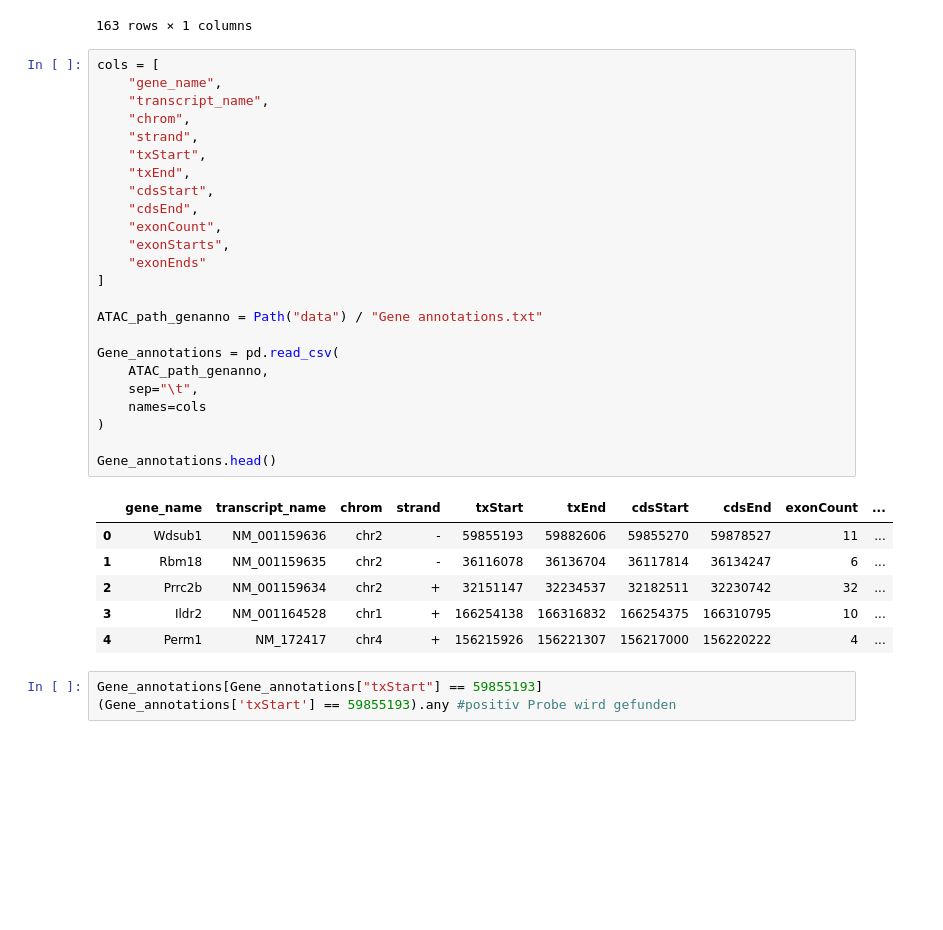
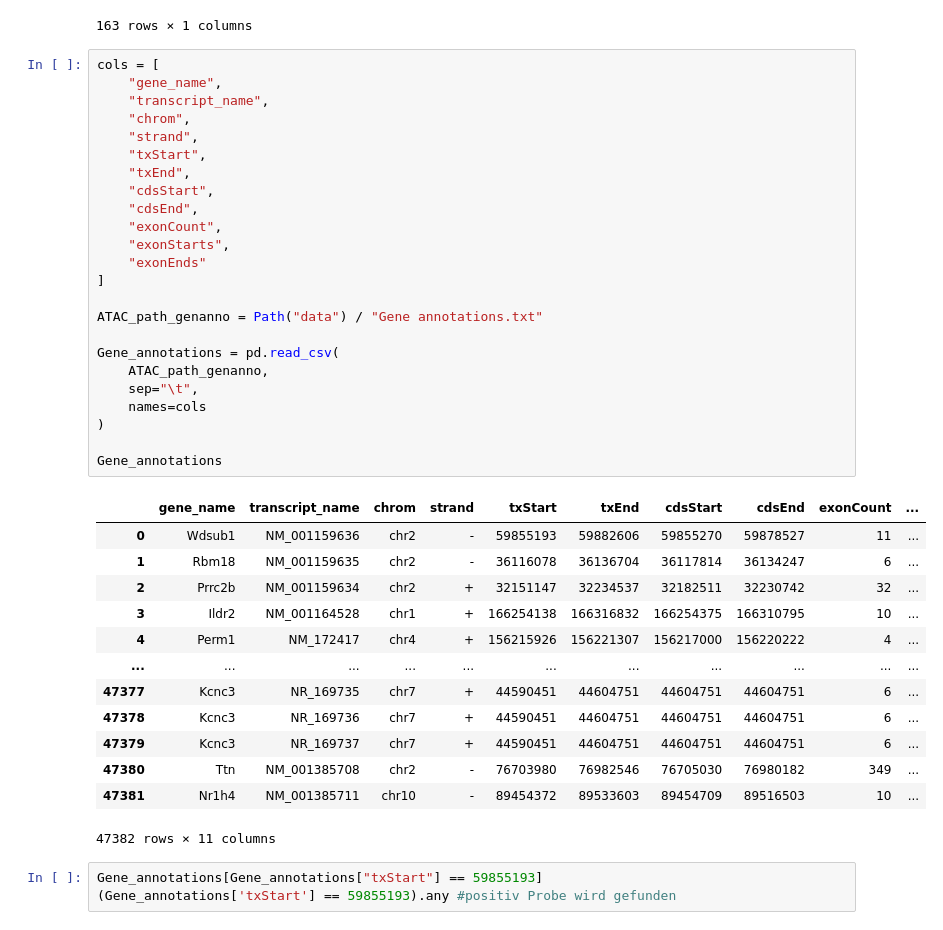
Before and after one commit to datascience-mobi-2026/topic04_team03, a Jupyter notebook: Jupyter_Lotta.ipynb, the cells around one changed output. Saved outputs shown, nothing was run; the diff lists cells and outputs as text; blank space fills up the shorter version.

```diff
--- a/Jupyter_Lotta.ipynb
+++ b/Jupyter_Lotta.ipynb
@@ -148,34 +148,41 @@ ATAC_data_blacklist
 # %%
 cols = [
     "gene_name",
     "transcript_name",
     "chrom",
     "strand",
     "txStart",
     "txEnd",
     "cdsStart",
     "cdsEnd",
     "exonCount",
     "exonStarts",
     "exonEnds"
 ]
 
 ATAC_path_genanno = Path("data") / "Gene annotations.txt"
 
 Gene_annotations = pd.read_csv(
     ATAC_path_genanno,
     sep="\t",
     names=cols
 )
 
-Gene_annotations.head()
+Gene_annotations
 # %% [output]
 |  | gene_name | transcript_name | chrom | strand | txStart | txEnd | cdsStart | cdsEnd | exonCount | ... |
 | 0 | Wdsub1 | NM_001159636 | chr2 | - | 59855193 | 59882606 | 59855270 | 59878527 | 11 | ... |
 | 1 | Rbm18 | NM_001159635 | chr2 | - | 36116078 | 36136704 | 36117814 | 36134247 | 6 | ... |
 | 2 | Prrc2b | NM_001159634 | chr2 | + | 32151147 | 32234537 | 32182511 | 32230742 | 32 | ... |
 | 3 | Ildr2 | NM_001164528 | chr1 | + | 166254138 | 166316832 | 166254375 | 166310795 | 10 | ... |
 | 4 | Perm1 | NM_172417 | chr4 | + | 156215926 | 156221307 | 156217000 | 156220222 | 4 | ... |
+| ... | ... | ... | ... | ... | ... | ... | ... | ... | ... | ... |
+| 47377 | Kcnc3 | NR_169735 | chr7 | + | 44590451 | 44604751 | 44604751 | 44604751 | 6 | ... |
+| 47378 | Kcnc3 | NR_169736 | chr7 | + | 44590451 | 44604751 | 44604751 | 44604751 | 6 | ... |
+| 47379 | Kcnc3 | NR_169737 | chr7 | + | 44590451 | 44604751 | 44604751 | 44604751 | 6 | ... |
+| 47380 | Ttn | NM_001385708 | chr2 | - | 76703980 | 76982546 | 76705030 | 76980182 | 349 | ... |
+| 47381 | Nr1h4 | NM_001385711 | chr10 | - | 89454372 | 89533603 | 89454709 | 89516503 | 10 | ... |
+47382 rows × 11 columns
 # %%
 Gene_annotations[Gene_annotations["txStart"] == 59855193]
 (Gene_annotations['txStart'] == 59855193).any #positiv Probe wird gefunden
```
Also changed, not shown: parts of 10 cells of this notebook.
